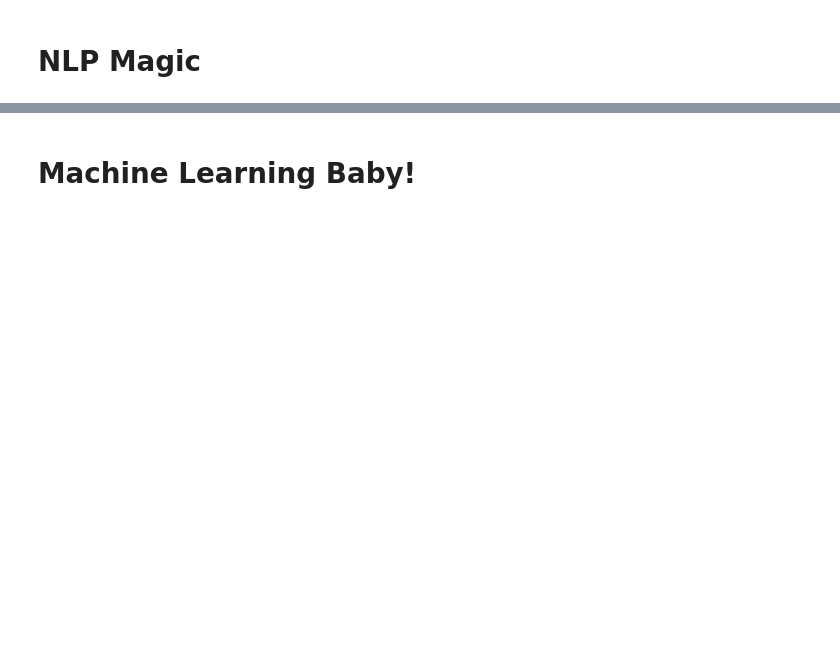
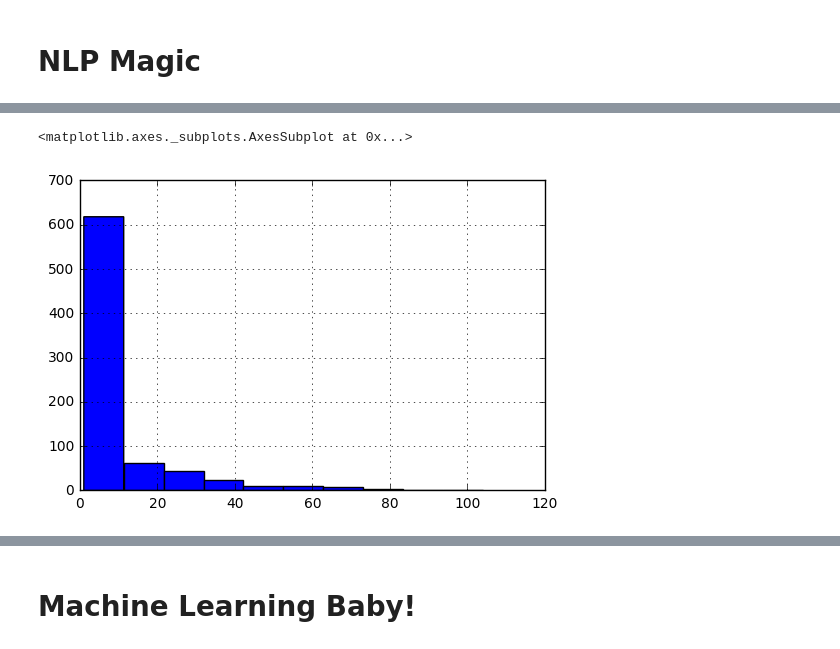
Before and after one commit to alabidi/MuzMatch, a Jupyter notebook: MM.ipynb, the cells around one changed output, grey strips where cells are left out. Saved outputs shown, nothing was run; the diff lists cells and outputs as text; code cells hidden in the pictures; blank space fills up the shorter version.

```diff
--- a/MM.ipynb
+++ b/MM.ipynb
@@ -432,5 +537,3 @@ pickle.dump(dUK2,open(data+'dUK2.pkl','wb'))
 # %% [markdown]
 NLP Magic
 =====
-# %%
-pUK=pickle.load(open(data+'pUK.pkl','rb'))
@@ -440,0 +540,4 @@ pUK
+# %%
+#pUK=pickle.load(open(data+'pUK.pkl','rb'))
+dUK=pickle.load(open(data+'dUK.pkl','rb'))
+pUK=pd.DataFrame.from_dict(dUK,orient='index')
@@ -441,3 +550,7 @@ pUK
+# %%
+pUK=pUK[pUK.impression!=0]
+# %%
+pUK=pUK.dropna()
 # %%
 def get_len(sm):
     if sm is not None:
@@ -524,0 +636,5 @@ plt.axis("off")
+# %%
+pUK['realLen'][pUK.gender=='F'].value_counts().hist()
+# %% [output]
+<matplotlib.axes._subplots.AxesSubplot at 0x...>
+[figure, added]
```
Also changed, not shown: parts of 139 cells of this notebook, 7 other files.
